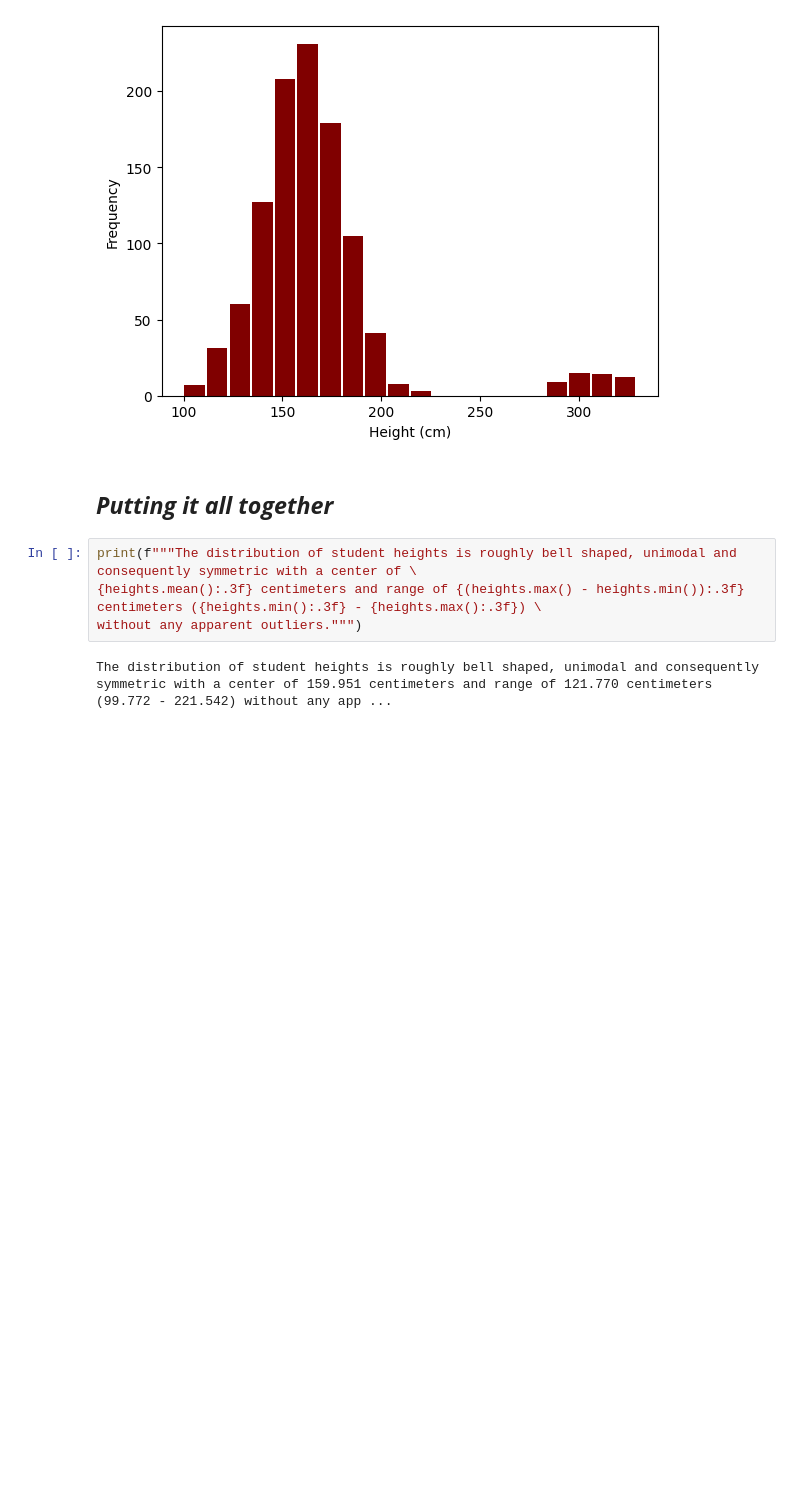
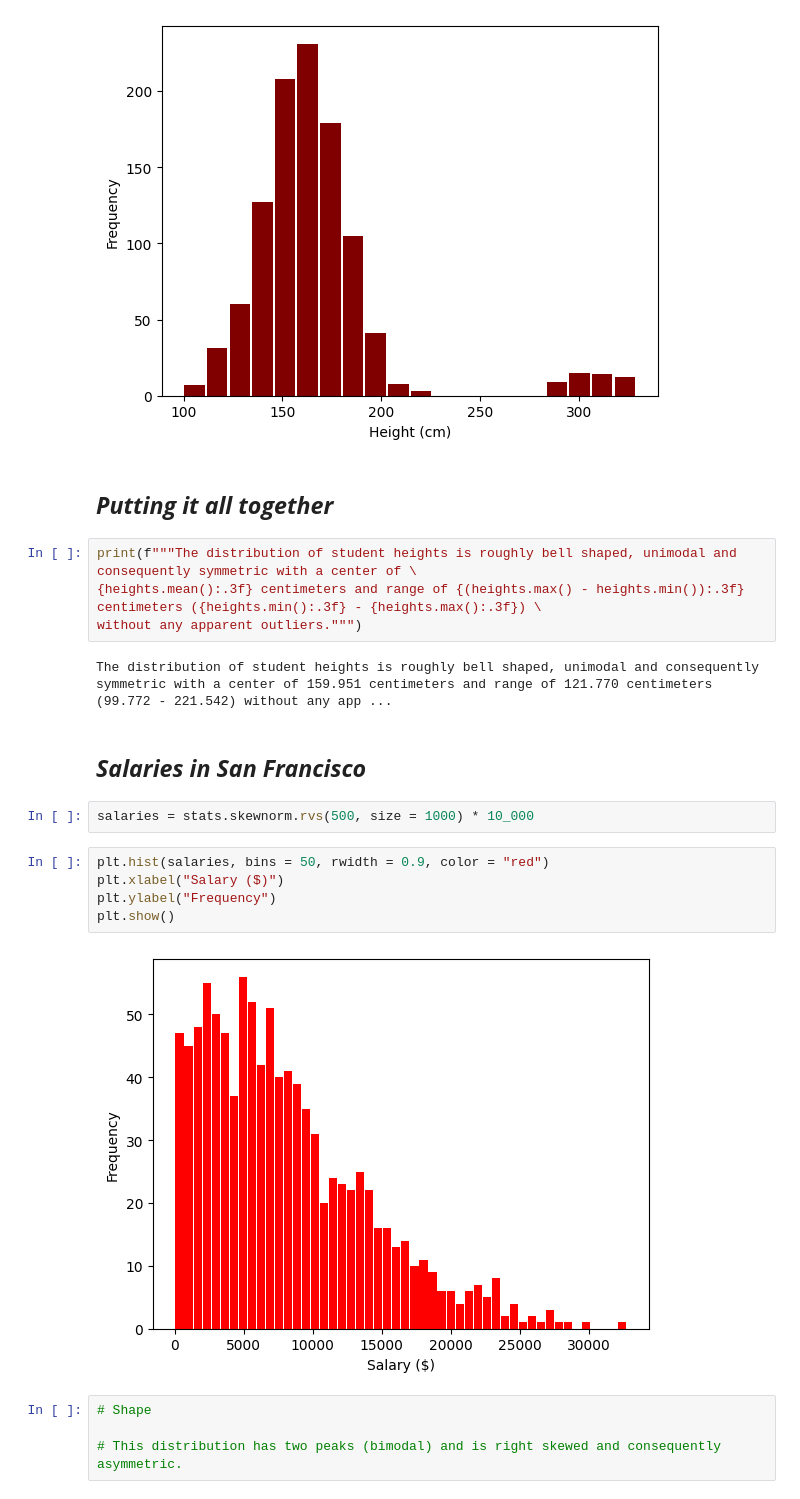
Before and after one commit to anoban/Understanding-and-Visualizing-Data-with-Python, a Jupyter notebook: anoban/Quantitative Data.ipynb, the cells around one changed output. Saved outputs shown, nothing was run; the diff lists cells and outputs as text; blank space fills up the shorter version.

```diff
--- a/anoban/Quantitative Data.ipynb
+++ b/anoban/Quantitative Data.ipynb
@@ -126,3 +127,18 @@ print(f"""The distribution of student heights is roughly bell shaped, unimodal a
 without any apparent outliers.""")
 # %% [output]
 The distribution of student heights is roughly bell shaped, unimodal and consequently symmetric with a center of 159.951 centimeters and range of 121.770 centimeters (99.772 - 221.542) without any app ...
+# %% [markdown]
+## ___Salaries in San Francisco___
+# %%
+salaries = stats.skewnorm.rvs(500, size = 1000) * 10_000
+# %%
+plt.hist(salaries, bins = 50, rwidth = 0.9, color = "red")
+plt.xlabel("Salary ($)")
+plt.ylabel("Frequency")
+plt.show()
+# %% [output]
+[figure, added]
+# %%
+# Shape
+
+# This distribution has two peaks (bimodal) and is right skewed and consequently asymmetric.
```
Also changed, not shown: parts of 6 cells of this notebook.
